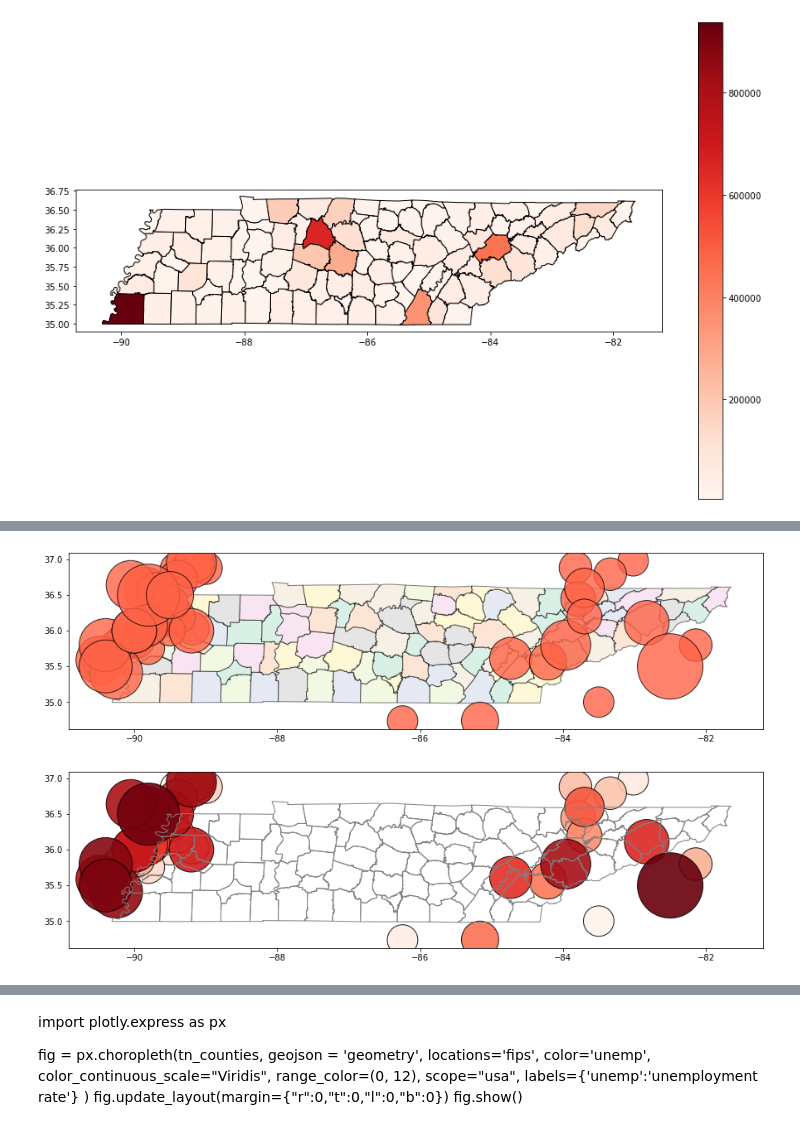
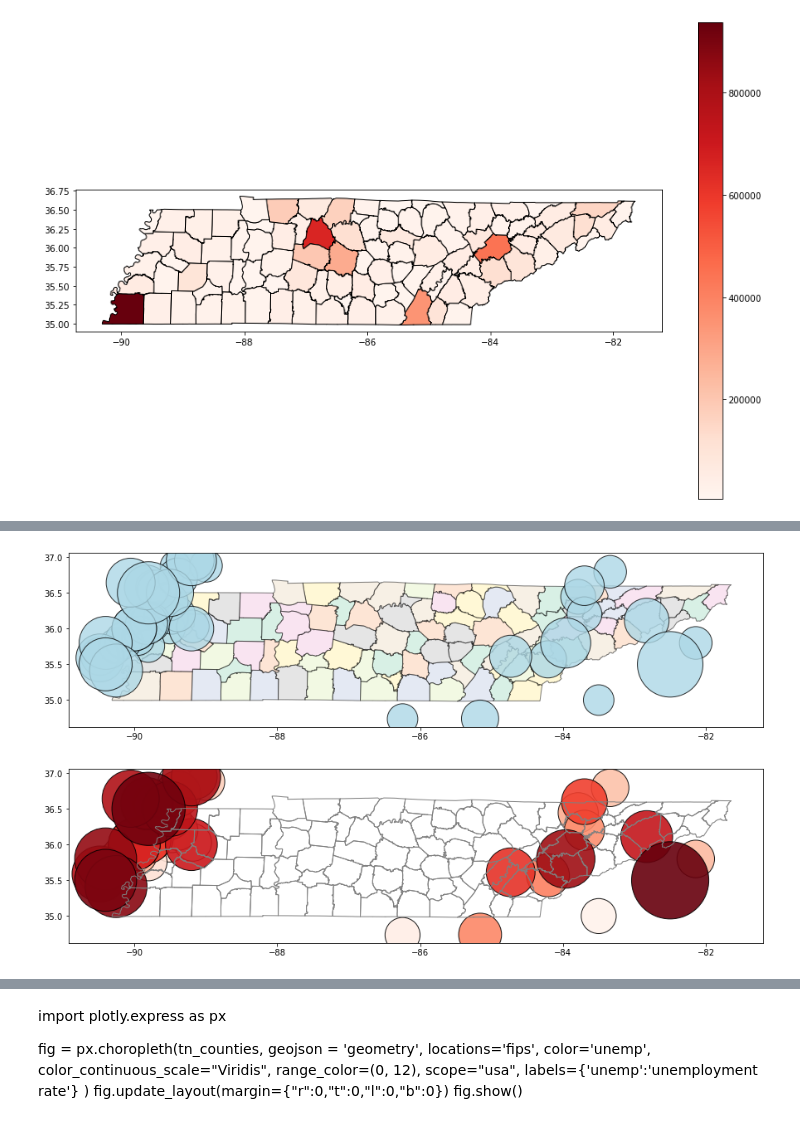
Before and after one commit to nss-data-science-cohort-4/dq3-earthquakes-mst-2-0, a Jupyter notebook: Notebooks/Tennessee Counties, Population, and Earthquakes.ipynb, the cells around one changed output, grey strips where cells are left out. Saved outputs shown, nothing was run; the diff lists cells and outputs as text; code cells hidden in the pictures.

```diff
--- a/Notebooks/Tennessee Counties, Population, and Earthquakes.ipynb
+++ b/Notebooks/Tennessee Counties, Population, and Earthquakes.ipynb
@@ -34,7 +53,7 @@ outside_tn_quake_df = pd.read_csv('../data/cleaned_outside_tn_earthquake_data.cs
 big_quakes = outside_tn_quake_df[outside_tn_quake_df['mag']>3.8]
 
 # getting rid of quakes too far from tn border
-big_quakes = big_quakes[big_quakes['Unnamed: 0'].isin([10204, 10228, 10229, 10209, 335, 6013]) == False]
+big_quakes = big_quakes[big_quakes['Unnamed: 0'].isin([10204, 10228, 10229, 10209, 335, 6013, 7003,9884]) == False]
 
 #sorting quakes df by magnitude
 big_quakes = big_quakes.sort_values(by = 'mag')
@@ -47,14 +87,14 @@ big_quakes = gpd.GeoDataFrame(big_quakes, geometry = big_quakes['geometry'])
 # %%
 #test
 ax = tn_counties['geometry'].plot(figsize = (15,10), edgecolor = 'black', cmap = 'Pastel2', alpha = 0.5)
-big_quakes['geometry'].plot(ax = ax, markersize = big_quakes['mag'] ** 5.3, color = 'tomato', alpha = 0.8, edgecolor = 'black')
+big_quakes['geometry'].plot(ax = ax, markersize = big_quakes['mag'] ** 5.3, color = 'lightblue', alpha = 0.8, edgecolor = 'black')
 plt.show();
 # %% [output]
-[figure, old version]
+[figure, new version]
 # %%
 #Plotting Earthquakes on TN Counties (Circles sized and colored by magnitude)
 ax = tn_counties['geometry'].boundary.plot(figsize = (15,10), color = 'Gray', linewidth=1)
-big_quakes['geometry'].plot(ax = ax, markersize = big_quakes['mag'] ** 5.3, cmap = 'Reds', alpha = 0.9, edgecolor = 'black')
+big_quakes['geometry'].plot(ax = ax, markersize = big_quakes['mag'] ** 5.5, cmap = 'Reds', alpha = 0.9, edgecolor = 'black')
 plt.show();
 # %% [output]
-[figure, old version]
+[figure, new version]
```
Also changed, not shown: parts of 13 cells of this notebook.
